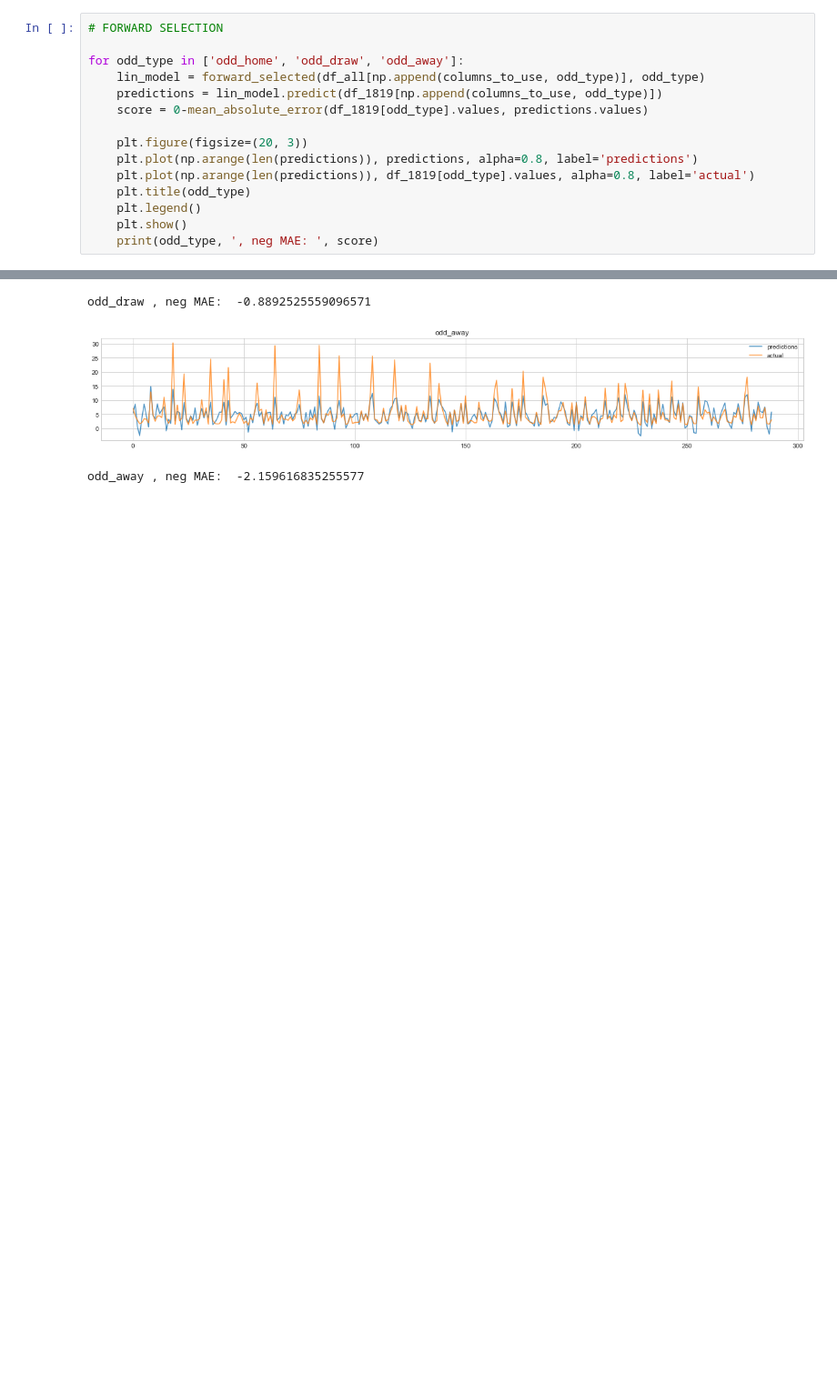
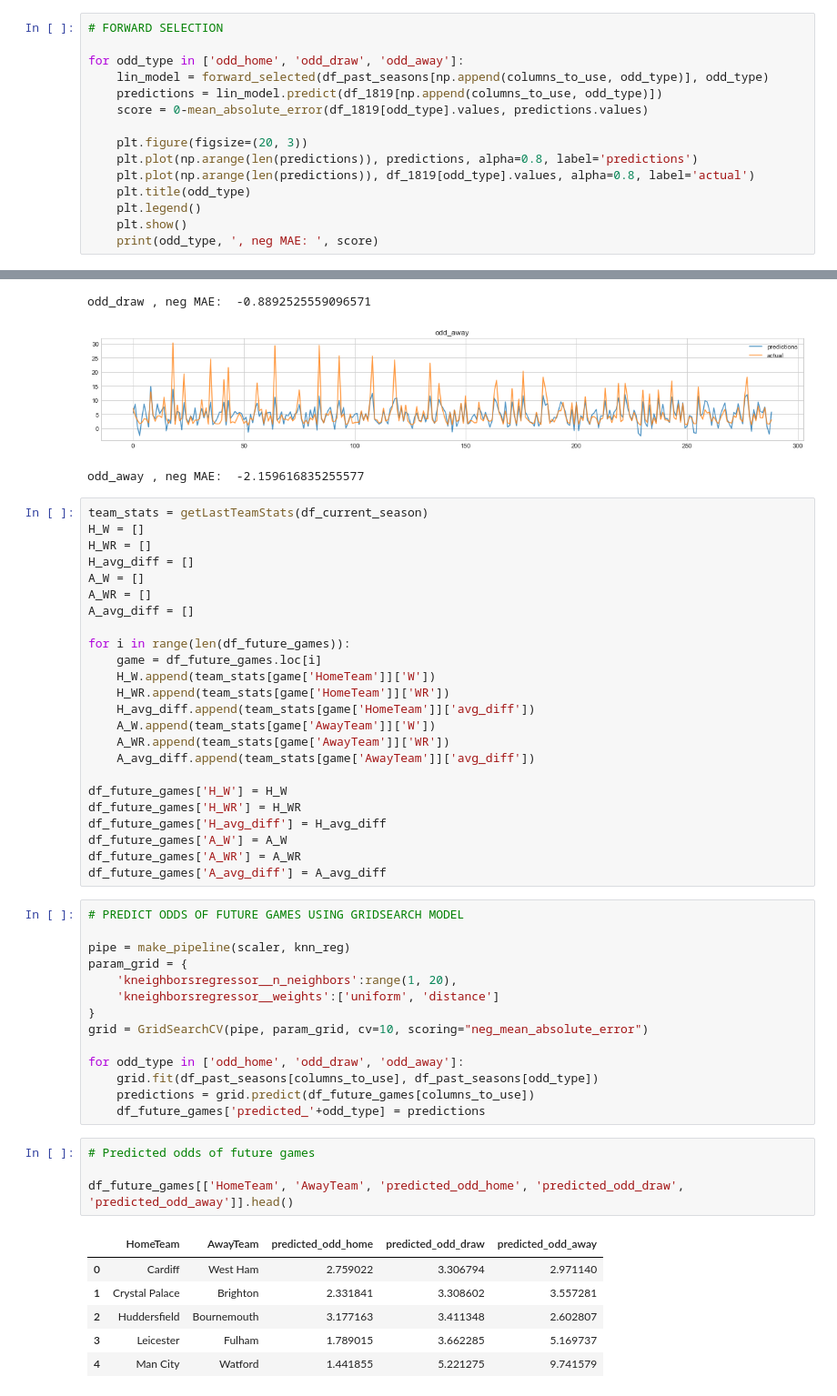
Before and after one commit to info370a-w19-finalproject2/final_project, a Jupyter notebook: predict_odds.ipynb, the cells around one changed output, grey strips where cells are left out. Shown at 91% size. Cells and saved outputs as stored; diff of their text form; blank space fills up the shorter version.

Commit message:
Predict odds of future games

```diff
--- a/predict_odds.ipynb
+++ b/predict_odds.ipynb
@@ -174,7 +190,7 @@ odd_away , neg MAE:  -1.6541398045286224
 # FORWARD SELECTION
 
 for odd_type in ['odd_home', 'odd_draw', 'odd_away']:
-    lin_model = forward_selected(df_all[np.append(columns_to_use, odd_type)], odd_type)
+    lin_model = forward_selected(df_past_seasons[np.append(columns_to_use, odd_type)], odd_type)
     predictions = lin_model.predict(df_1819[np.append(columns_to_use, odd_type)])
     score = 0-mean_absolute_error(df_1819[odd_type].values, predictions.values)
 
@@ -192,3 +208,52 @@ odd_home , neg MAE:  -0.9856495296625305
 odd_draw , neg MAE:  -0.8892525559096571
 [figure]
 odd_away , neg MAE:  -2.159616835255577
+# %%
+team_stats = getLastTeamStats(df_current_season)
+H_W = []
+H_WR = []
+H_avg_diff = []
+A_W = []
+A_WR = []
+A_avg_diff = []
+
+for i in range(len(df_future_games)):
+    game = df_future_games.loc[i]
+    H_W.append(team_stats[game['HomeTeam']]['W'])
+    H_WR.append(team_stats[game['HomeTeam']]['WR'])
+    H_avg_diff.append(team_stats[game['HomeTeam']]['avg_diff'])
+    A_W.append(team_stats[game['AwayTeam']]['W'])
+    A_WR.append(team_stats[game['AwayTeam']]['WR'])
+    A_avg_diff.append(team_stats[game['AwayTeam']]['avg_diff'])
+
+df_future_games['H_W'] = H_W
+df_future_games['H_WR'] = H_WR
+df_future_games['H_avg_diff'] = H_avg_diff
+df_future_games['A_W'] = A_W
+df_future_games['A_WR'] = A_WR
+df_future_games['A_avg_diff'] = A_avg_diff
+# %%
+# PREDICT ODDS OF FUTURE GAMES USING GRIDSEARCH MODEL
+
+pipe = make_pipeline(scaler, knn_reg)
+param_grid = {
+    'kneighborsregressor__n_neighbors':range(1, 20),
+    'kneighborsregressor__weights':['uniform', 'distance']
+}
+grid = GridSearchCV(pipe, param_grid, cv=10, scoring="neg_mean_absolute_error")
+
+for odd_type in ['odd_home', 'odd_draw', 'odd_away']:
+    grid.fit(df_past_seasons[columns_to_use], df_past_seasons[odd_type])
+    predictions = grid.predict(df_future_games[columns_to_use])
+    df_future_games['predicted_'+odd_type] = predictions
+# %%
+# Predicted odds of future games
+
+df_future_games[['HomeTeam', 'AwayTeam', 'predicted_odd_home', 'predicted_odd_draw', 'predicted_odd_away']].head()
+# %% [output]
+|  | HomeTeam | AwayTeam | predicted_odd_home | predicted_odd_draw | predicted_odd_away |
+| 0 | Cardiff | West Ham | 2.759022 | 3.306794 | 2.971140 |
+| 1 | Crystal Palace | Brighton | 2.331841 | 3.308602 | 3.557281 |
+| 2 | Huddersfield | Bournemouth | 3.177163 | 3.411348 | 2.602807 |
+| 3 | Leicester | Fulham | 1.789015 | 3.662285 | 5.169737 |
+| 4 | Man City | Watford | 1.441855 | 5.221275 | 9.741579 |
```
Also changed, not shown: parts of 5 cells of this notebook.
